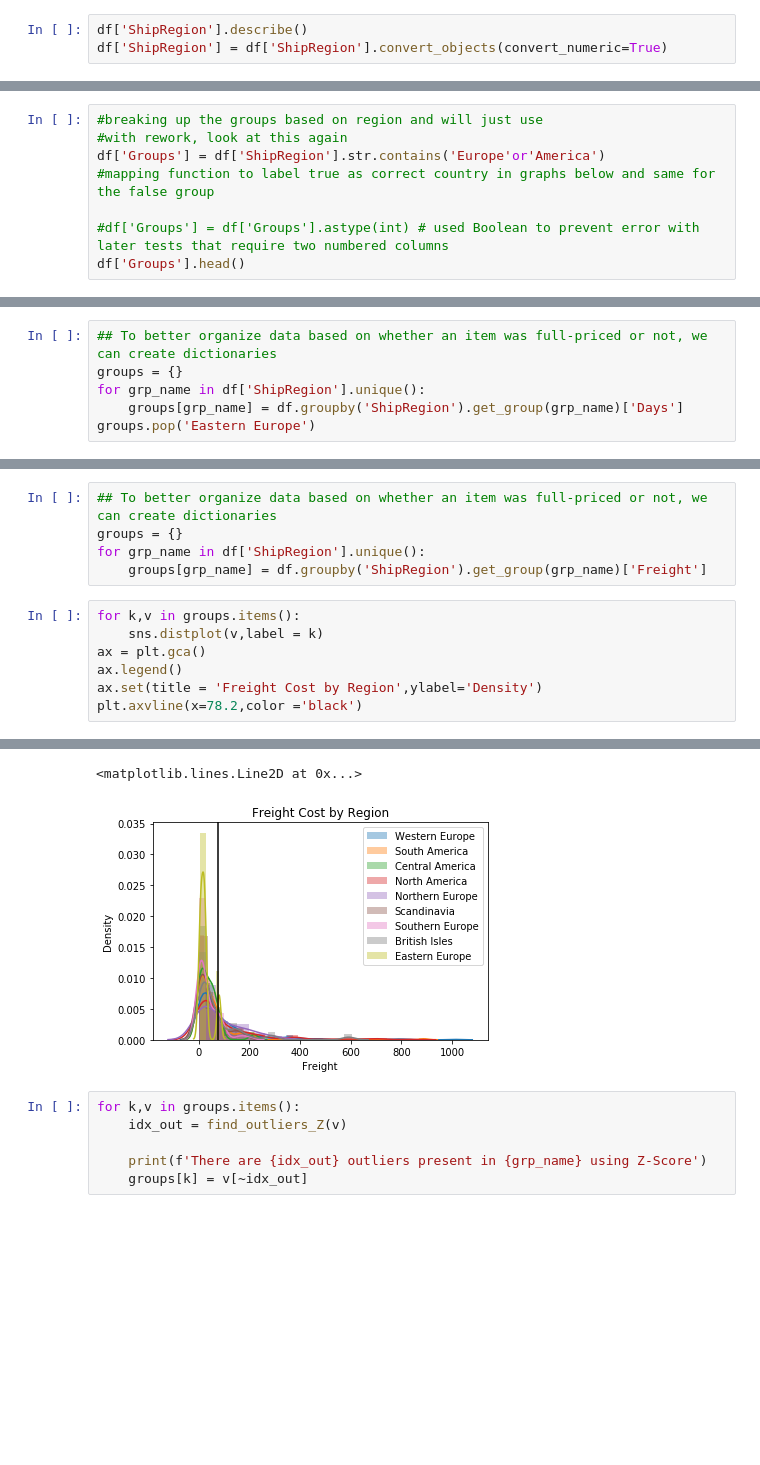
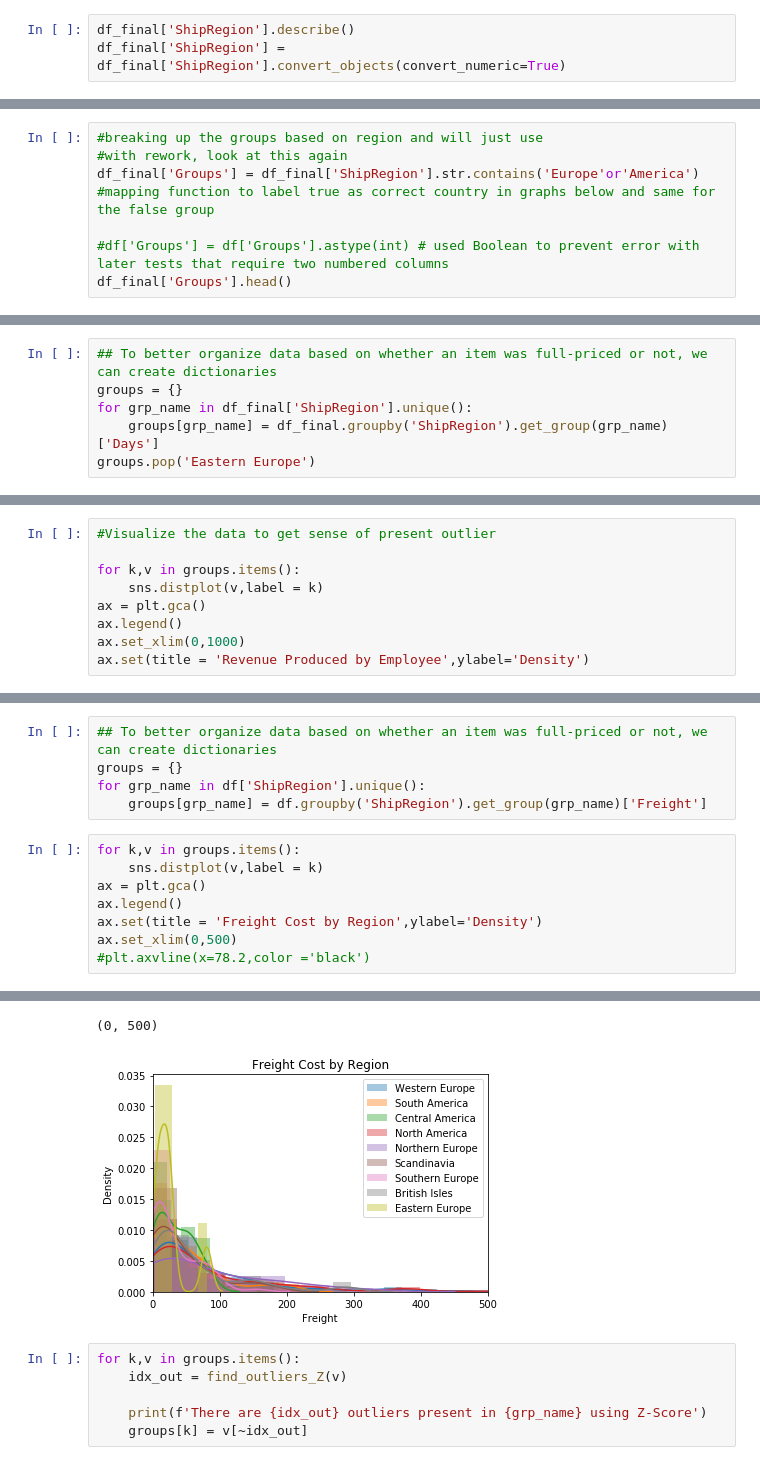
Before and after one commit to jdsmithwes/hypothesis_testing_workflow_python, a Jupyter notebook: student.ipynb, the cells around one changed output, grey strips where cells are left out. Cells and saved outputs as stored; diff of their text form; blank space fills up the shorter version.

```diff
--- a/student.ipynb
+++ b/student.ipynb
@@ -335,6 +337,6 @@ Name: ShipRegion, dtype: int64
 # %%
-df['ShipRegion'].describe()
-df['ShipRegion'] = df['ShipRegion'].convert_objects(convert_numeric=True)
+df_final['ShipRegion'].describe()
+df_final['ShipRegion'] = df_final['ShipRegion'].convert_objects(convert_numeric=True)
 # %% [output]
 convert_objects is deprecated.  To re-infer data dtypes for object columns, use Series.infer_objects()
 For all other conversions use the data-type specific converters pd.to_datetime, pd.to_timedelta and pd.to_numeric.
@@ -343,11 +345,11 @@ In theory, if there is no difference in delivery time from when an order is plac
 # %%
 #breaking up the groups based on region and will just use
 #with rework, look at this again
-df['Groups'] = df['ShipRegion'].str.contains('Europe'or'America')
+df_final['Groups'] = df_final['ShipRegion'].str.contains('Europe'or'America')
 #mapping function to label true as correct country in graphs below and same for the false group
 
 #df['Groups'] = df['Groups'].astype(int) # used Boolean to prevent error with later tests that require two numbered columns
-df['Groups'].head()
+df_final['Groups'].head()
 # %% [output]
 0     True
 1     True
@@ -362,7 +364,7 @@ The True ship regions contain Europe or America in their names. So that tests ca
 # %%
 ## To better organize data based on whether an item was full-priced or not, we can create dictionaries
 groups = {}
-for grp_name in df['ShipRegion'].unique():
-    groups[grp_name] = df.groupby('ShipRegion').get_group(grp_name)['Days']
+for grp_name in df_final['ShipRegion'].unique():
+    groups[grp_name] = df_final.groupby('ShipRegion').get_group(grp_name)['Days']
 groups.pop('Eastern Europe')
 # %% [output]
@@ -651,0 +640,9 @@ Using a non-tuple sequence for multidimensional indexing is deprecated; use `arr
+# %%
+#Visualize the data to get sense of present outlier
+
+for k,v in groups.items():
+    sns.distplot(v,label = k)
+ax = plt.gca()
+ax.legend()
+ax.set_xlim(0,1000)
+ax.set(title = 'Revenue Produced by Employee',ylabel='Density')
@@ -909,14 +864,15 @@ for grp_name in df['ShipRegion'].unique():
 # %%
 for k,v in groups.items():
     sns.distplot(v,label = k)
 ax = plt.gca()
 ax.legend()
 ax.set(title = 'Freight Cost by Region',ylabel='Density')
-plt.axvline(x=78.2,color ='black')
+ax.set_xlim(0,500)
+#plt.axvline(x=78.2,color ='black')
 # %% [output]
 Using a non-tuple sequence for multidimensional indexing is deprecated; use `arr[tuple(seq)]` instead of `arr[seq]`. In the future this will be interpreted as an array index, `arr[np.array(seq)]`, whi ...
-<matplotlib.lines.Line2D at 0x...>
+(0, 500)
-[figure, old version]
+[figure, new version]
 # %%
 for k,v in groups.items():
     idx_out = find_outliers_Z(v)
```
Also changed, not shown: parts of 23 cells of this notebook.
